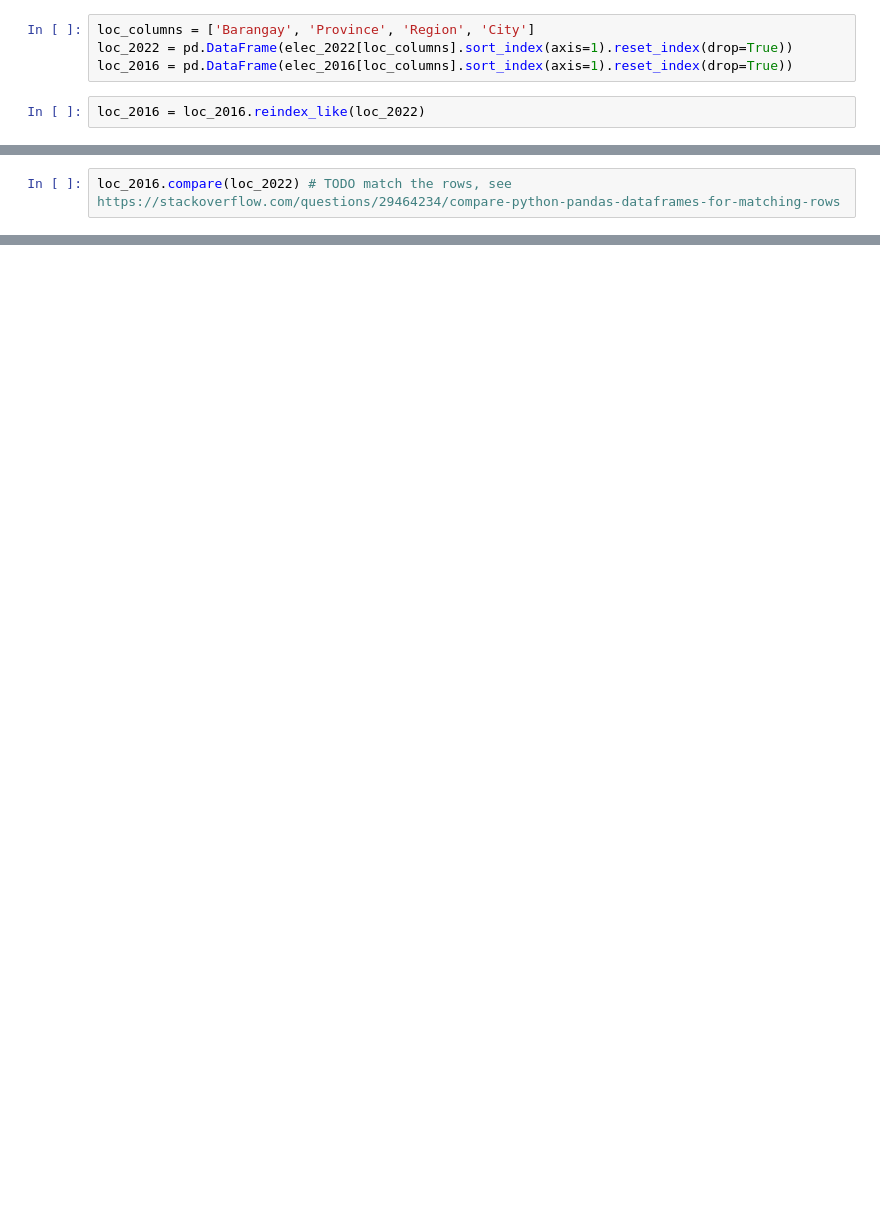
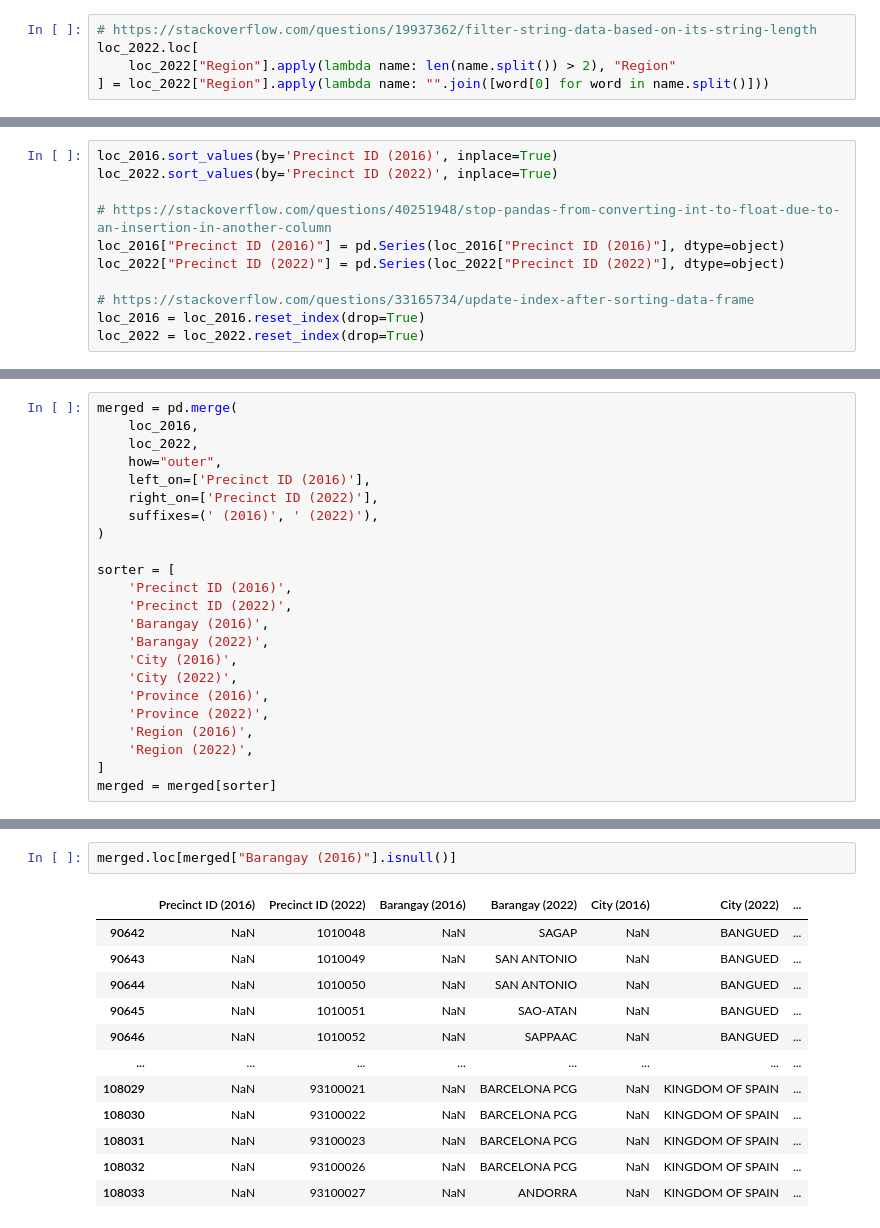
Before and after one commit to Iionsroar/pjdsc, a Jupyter notebook: notebooks/location.ipynb, the cells around one changed output, grey strips where cells are left out. Saved outputs shown, nothing was run; the diff lists cells and outputs as text; blank space fills up the shorter version.

Commit message:
added notebook for observing vote data on updated locations

```diff
--- a/notebooks/location.ipynb
+++ b/notebooks/location.ipynb
@@ -11,6 +34,5 @@ elec_2016.rename(columns=column_name_change, inplace=True)
 # %%
-loc_columns = ['Barangay', 'Province', 'Region', 'City']
-loc_2022 = pd.DataFrame(elec_2022[loc_columns].sort_index(axis=1).reset_index(drop=True))
-loc_2016 = pd.DataFrame(elec_2016[loc_columns].sort_index(axis=1).reset_index(drop=True))
+# https://stackoverflow.com/questions/19937362/filter-string-data-based-on-its-string-length
+loc_2022.loc[
+    loc_2022["Region"].apply(lambda name: len(name.split()) > 2), "Region"
+] = loc_2022["Region"].apply(lambda name: "".join([word[0] for word in name.split()]))
-# %%
-loc_2016 = loc_2016.reindex_like(loc_2022)
@@ -16,0 +41,11 @@ loc_2016 = loc_2016.reindex_like(loc_2022)
+# %%
+loc_2016.sort_values(by='Precinct ID (2016)', inplace=True)
+loc_2022.sort_values(by='Precinct ID (2022)', inplace=True)
+
+# https://stackoverflow.com/questions/40251948/stop-pandas-from-converting-int-to-float-due-to-an-insertion-in-another-column
+loc_2016["Precinct ID (2016)"] = pd.Series(loc_2016["Precinct ID (2016)"], dtype=object)
+loc_2022["Precinct ID (2022)"] = pd.Series(loc_2022["Precinct ID (2022)"], dtype=object)
+
+# https://stackoverflow.com/questions/33165734/update-index-after-sorting-data-frame
+loc_2016 = loc_2016.reset_index(drop=True)
+loc_2022 = loc_2022.reset_index(drop=True)
@@ -17,2 +64,23 @@ loc_2016 = loc_2016.reindex_like(loc_2022)
 # %%
-loc_2016.compare(loc_2022) # TODO match the rows, see https://stackoverflow.com/questions/29464234/compare-python-pandas-dataframes-for-matching-rows
+merged = pd.merge(
+    loc_2016,
+    loc_2022,
+    how="outer",
+    left_on=['Precinct ID (2016)'],
+    right_on=['Precinct ID (2022)'],
+    suffixes=(' (2016)', ' (2022)'),
+)
+
+sorter = [
+    'Precinct ID (2016)',
+    'Precinct ID (2022)',
+    'Barangay (2016)',
+    'Barangay (2022)',
+    'City (2016)',
+    'City (2022)',
+    'Province (2016)',
+    'Province (2022)',
+    'Region (2016)',
+    'Region (2022)',
+]
+merged = merged[sorter]
@@ -33,0 +125,15 @@ loc_2016.compare(loc_2022) # TODO match the rows, see https://stackoverflow.com/
+# %%
+merged.loc[merged["Barangay (2016)"].isnull()]
+# %% [output]
+|  | Precinct ID (2016) | Precinct ID (2022) | Barangay (2016) | Barangay (2022) | City (2016) | City (2022) | ... |
+| 90642 | NaN | 1010048 | NaN | SAGAP | NaN | BANGUED | ... |
+| 90643 | NaN | 1010049 | NaN | SAN ANTONIO | NaN | BANGUED | ... |
+| 90644 | NaN | 1010050 | NaN | SAN ANTONIO | NaN | BANGUED | ... |
+| 90645 | NaN | 1010051 | NaN | SAO-ATAN | NaN | BANGUED | ... |
+| 90646 | NaN | 1010052 | NaN | SAPPAAC | NaN | BANGUED | ... |
+| ... | ... | ... | ... | ... | ... | ... | ... |
+| 108029 | NaN | 93100021 | NaN | BARCELONA PCG | NaN | KINGDOM OF SPAIN | ... |
+| 108030 | NaN | 93100022 | NaN | BARCELONA PCG | NaN | KINGDOM OF SPAIN | ... |
+| 108031 | NaN | 93100023 | NaN | BARCELONA PCG | NaN | KINGDOM OF SPAIN | ... |
+| 108032 | NaN | 93100026 | NaN | BARCELONA PCG | NaN | KINGDOM OF SPAIN | ... |
+| 108033 | NaN | 93100027 | NaN | ANDORRA | NaN | KINGDOM OF SPAIN | ... |
```
Also changed, not shown: parts of 30 cells of this notebook, 8 other files.
